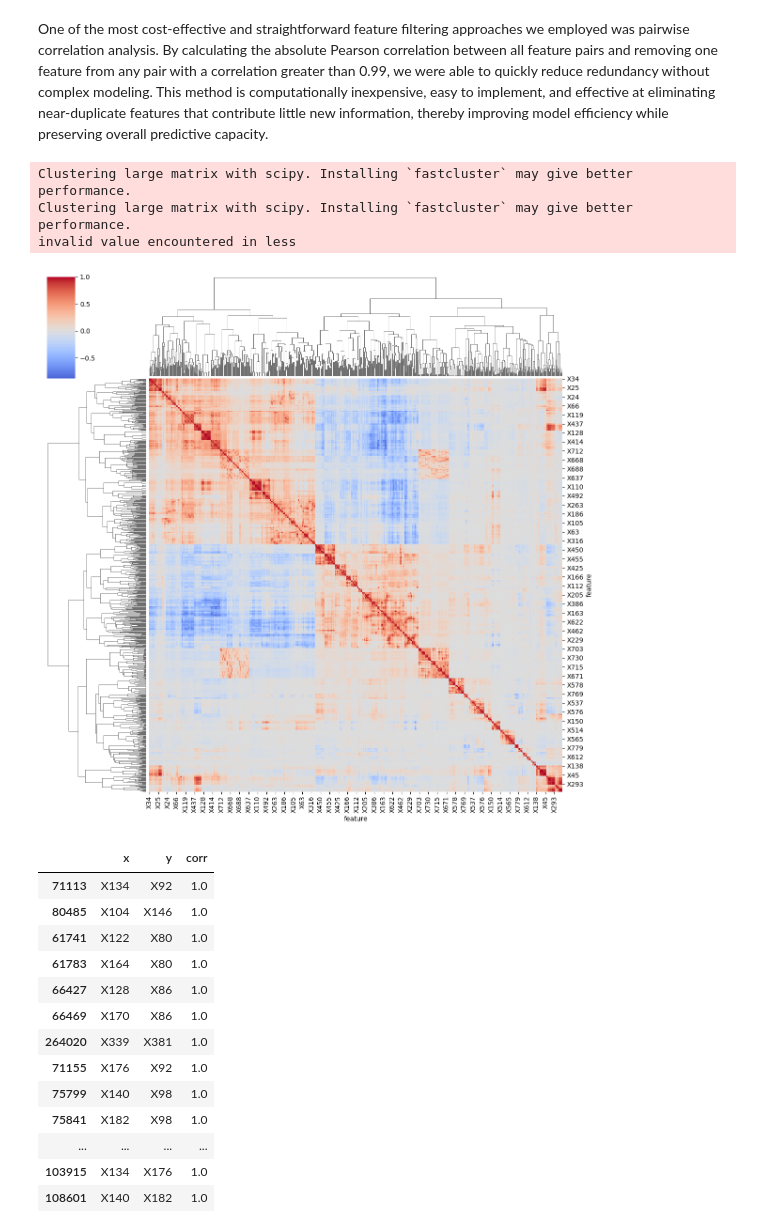
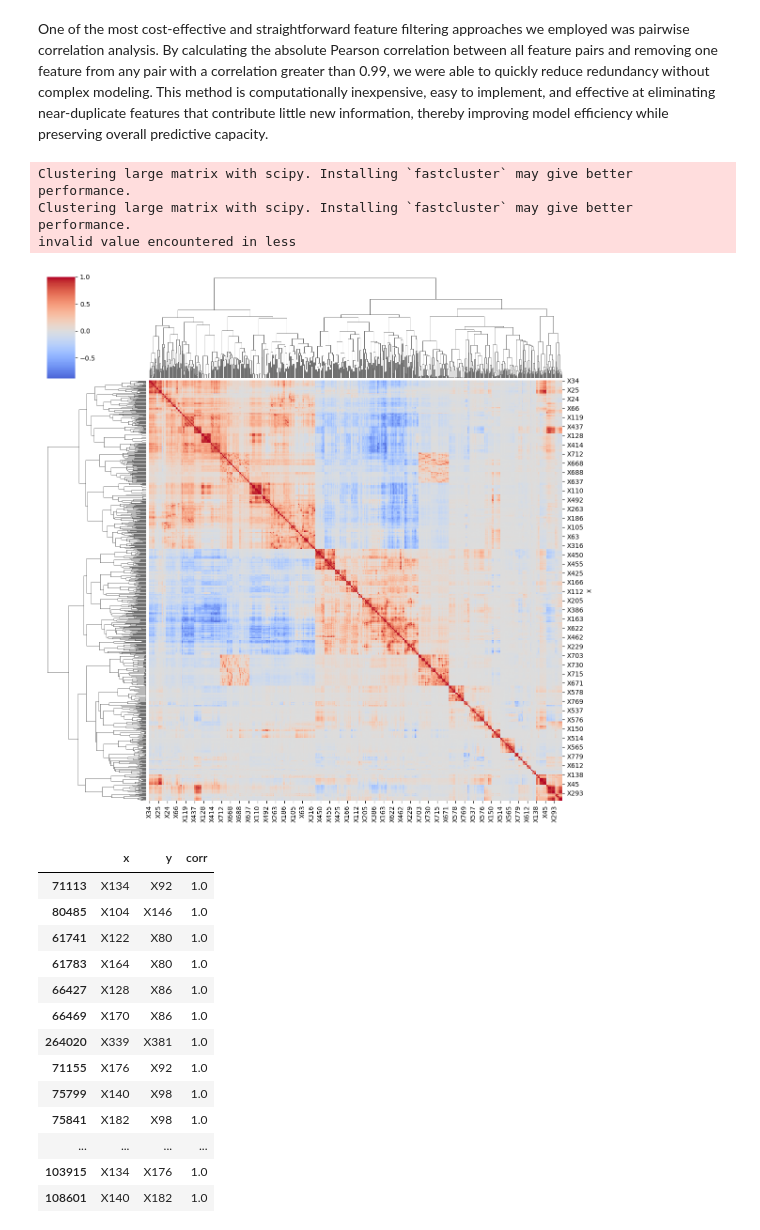
Before and after one commit to CapstoneTeam23UMICH/crypto_market_prediction, a Jupyter notebook: 1_feature_selection.ipynb, the cells around one changed output. Cells and saved outputs as stored; diff of their text form; code cells hidden in the pictures.

```diff
--- a/1_feature_selection.ipynb
+++ b/1_feature_selection.ipynb
@@ -358,38 +307,29 @@ With more than 700 initial features, our first objective was to reduce the set t
 ### Pariwise Correlation Filter
 # %% [markdown]
 One of the most cost-effective and straightforward feature filtering approaches we employed was pairwise correlation analysis. By calculating the absolute Pearson correlation between all feature pairs and removing one feature from any pair with a correlation greater than 0.99, we were able to quickly reduce redundancy without complex modeling. This method is computationally inexpensive, easy to implement, and effective at eliminating near-duplicate features that contribute little new information, thereby improving model efficiency while preserving overall predictive capacity.
-# %%
-import pandas as pd
-import numpy as np
-import matplotlib.pyplot as plt
-from scipy.cluster.hierarchy import linkage, dendrogram, leaves_list
-from scipy.spatial.distance import squareform
-
-df_corr_train['corr'] = pd.to_numeric(df_corr_train['corr'], errors='coerce')
-features = sorted(set(df_corr_train['x']).union(set(df_corr_train['y'])))
-idx = pd.Index(features, name='feature')
-C = pd.DataFrame(np.eye(len(idx)), index=idx, columns=idx)
-for _, row in df_corr_train.iterrows():
-    a, b, r = row['x'], row['y'], row['corr']
-    if pd.notna(r) and a in C.index and b in C.columns:
-        C.loc[a, b] = r
-        C.loc[b, a] = r
-
-sns. clustermap(
-    C,
-    cmap='coolwarm', center=0,
-    figsize=(12, 12),
-    row_cluster=True, col_cluster=True,
-    dendrogram_ratio=0.2,
-    cbar_pos=(0.02, 0.8, 0.05, 0.18)
-)
-
-plt.show()
-# %% [output]
-Clustering large matrix with scipy. Installing `fastcluster` may give better performance.
-Clustering large matrix with scipy. Installing `fastcluster` may give better performance.
-invalid value encountered in less
-[figure, removed]
+# %%
+
+C = df_corr_train.pivot(index='x', columns='y', values='corr')
+features = sorted(set(df_corr_train['x']) | set(df_corr_train['y']))
+C = C.reindex(index=features, columns=features)
+C = C.combine_first(C.T)
+np.fill_diagonal(C.values, 1.0)
+
+sns. clustermap(
+    C,
+    cmap='coolwarm', center=0,
+    figsize=(12, 12),
+    row_cluster=True, col_cluster=True,
+    dendrogram_ratio=0.2,
+    cbar_pos=(0.02, 0.8, 0.05, 0.18)
+)
+
+plt.show()
+# %% [output]
+Clustering large matrix with scipy. Installing `fastcluster` may give better performance.
+Clustering large matrix with scipy. Installing `fastcluster` may give better performance.
+invalid value encountered in less
+[figure, added]
 # %%
 df_corr_train[df_corr_train['corr'] > 0.99].sort_values(
     by = ['corr'], ascending = False).head(20)
```
Also changed, not shown: parts of 10 cells of this notebook, 11 other files.
